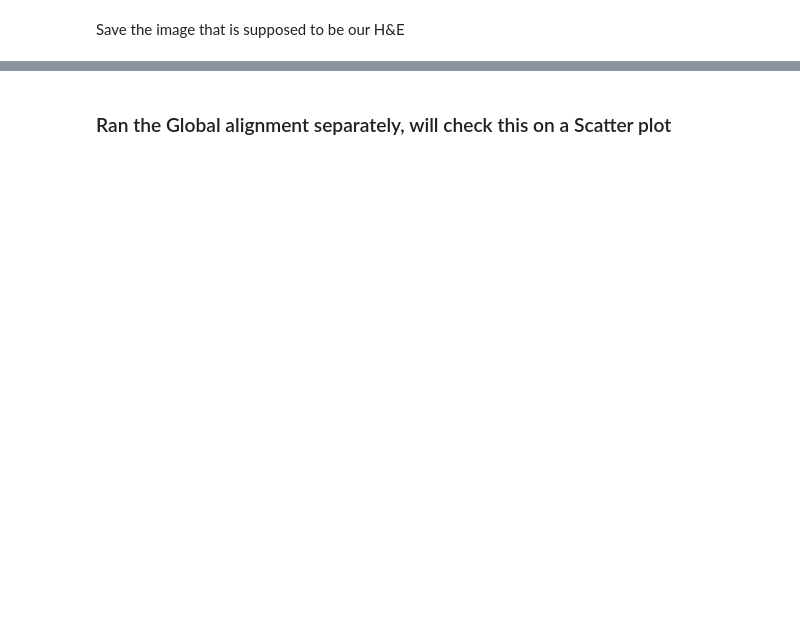
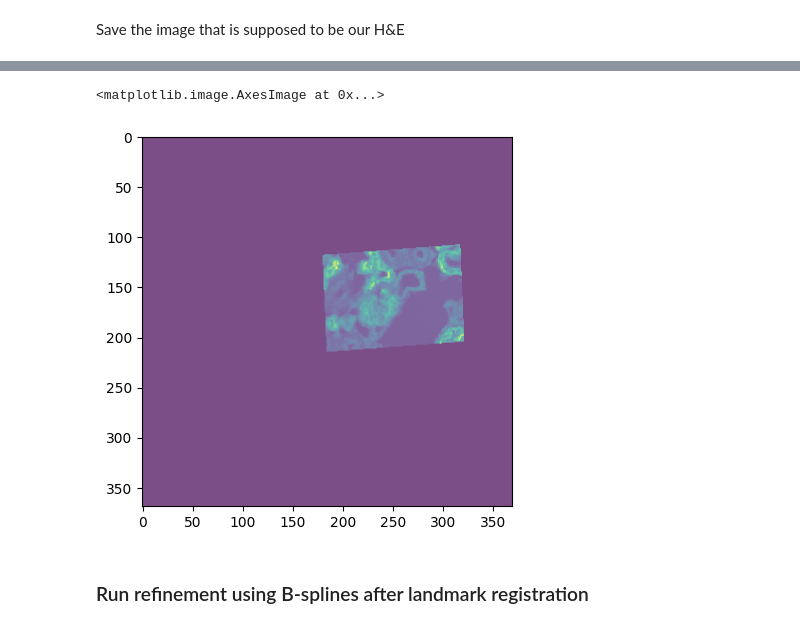
Before and after one commit to krastegar/MALDI_Metabolomics, a Jupyter notebook: notebooks/test_data.ipynb, the cells around one changed output, grey strips where cells are left out. Cells and saved outputs as stored; diff of their text form; code cells hidden in the pictures; blank space fills up the shorter version.

Commit message:
finished rough draft of alignment to synthetic data

```diff
--- a/notebooks/test_data.ipynb
+++ b/notebooks/test_data.ipynb
@@ -427,0 +561,19 @@ save_fake_img(img, pic_name, cmap)
+# %%
+%matplotlib inline
+#arr = sitk.GetArrayFromImage(rescaled)
+arr_affine = sitk.GetArrayFromImage(output_image)
+plt.figure(figsize=(8,8))
+
+plt.imshow(
+    sitk.GetArrayFromImage(fixed_img),
+    cmap="plasma"
+)
+
+plt.imshow(
+    arr_affine,
+    cmap="viridis",
+    alpha=0.7
+)
+plt.title('Landmark Registered Image (global reg)')
+#plt.colorbar()
+plt.show()
@@ -428,2 +582,11 @@ save_fake_img(img, pic_name, cmap)
+# %%
+plt.imshow(
+    arr_affine,
+    cmap="viridis",
+    alpha=0.7
+)
+# %% [output]
+<matplotlib.image.AxesImage at 0x...>
+[figure, added]
 # %% [markdown]
-### Ran the Global alignment separately, will check this on a Scatter plot
+### Run refinement using B-splines after landmark registration
```
Also changed, not shown: parts of 22 cells of this notebook, 3 other files.
